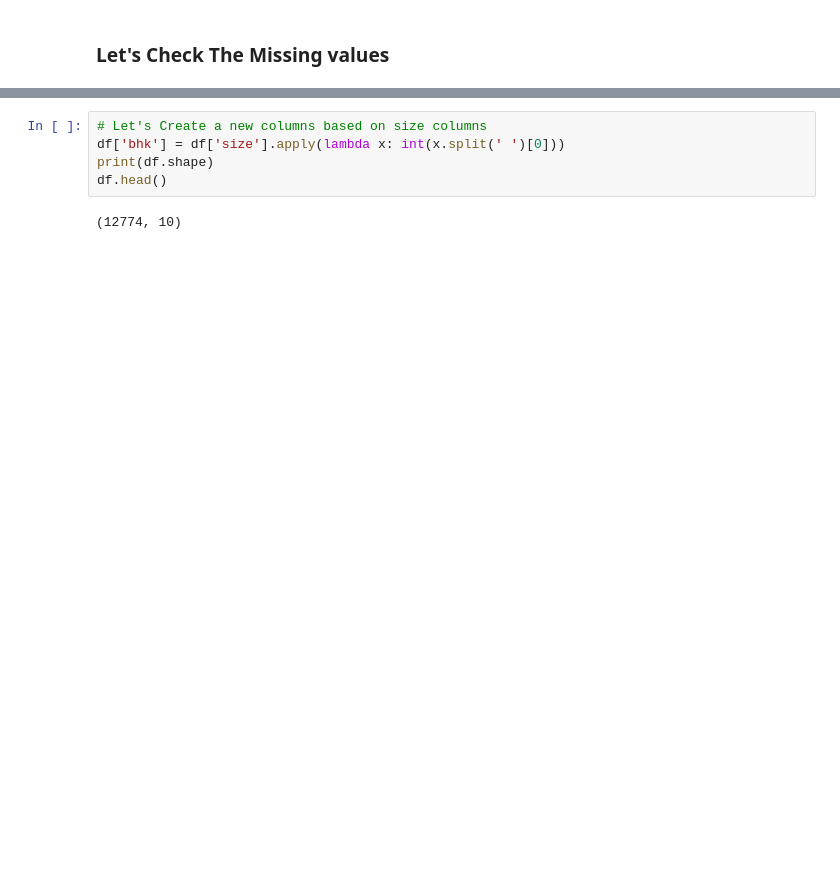
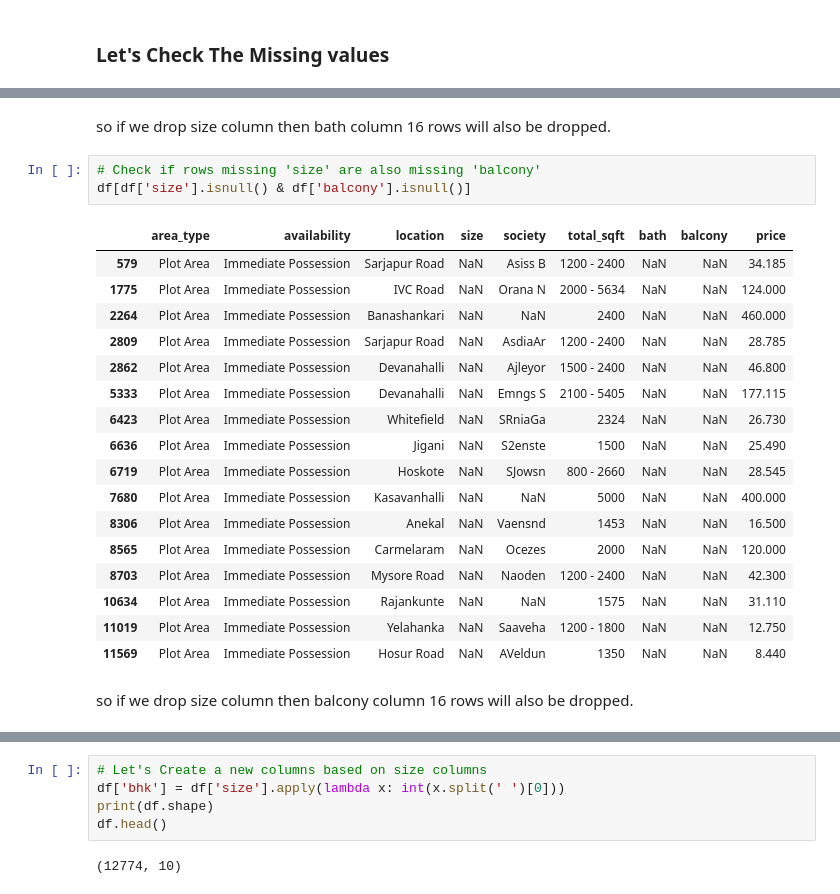
Before and after one commit to Rasel1435/House-Price-Prediction-of-Real-Estate-Company, a Jupyter notebook: notebooks/b_Cleaning.ipynb, the cells around one changed output, grey strips where cells are left out. Drawn from its saved outputs; the diff is of its cells as text; blank space fills up the shorter version.

```diff
--- a/notebooks/b_Cleaning.ipynb
+++ b/notebooks/b_Cleaning.ipynb
@@ -61,3 +99,28 @@ dtype: int64
+# %% [markdown]
+so if we drop size column then bath column 16 rows will also be dropped.
+# %%
+# Check if rows missing 'size' are also missing 'balcony'
+df[df['size'].isnull() & df['balcony'].isnull()]
+# %% [output]
+|  | area_type | availability | location | size | society | total_sqft | bath | balcony | price |
+| 579 | Plot Area | Immediate Possession | Sarjapur Road | NaN | Asiss B | 1200 - 2400 | NaN | NaN | 34.185 |
+| 1775 | Plot Area | Immediate Possession | IVC Road | NaN | Orana N | 2000 - 5634 | NaN | NaN | 124.000 |
+| 2264 | Plot Area | Immediate Possession | Banashankari | NaN | NaN | 2400 | NaN | NaN | 460.000 |
+| 2809 | Plot Area | Immediate Possession | Sarjapur Road | NaN | AsdiaAr | 1200 - 2400 | NaN | NaN | 28.785 |
+| 2862 | Plot Area | Immediate Possession | Devanahalli | NaN | Ajleyor | 1500 - 2400 | NaN | NaN | 46.800 |
+| 5333 | Plot Area | Immediate Possession | Devanahalli | NaN | Emngs S | 2100 - 5405 | NaN | NaN | 177.115 |
+| 6423 | Plot Area | Immediate Possession | Whitefield | NaN | SRniaGa | 2324 | NaN | NaN | 26.730 |
+| 6636 | Plot Area | Immediate Possession | Jigani | NaN | S2enste | 1500 | NaN | NaN | 25.490 |
+| 6719 | Plot Area | Immediate Possession | Hoskote | NaN | SJowsn | 800 - 2660 | NaN | NaN | 28.545 |
+| 7680 | Plot Area | Immediate Possession | Kasavanhalli | NaN | NaN | 5000 | NaN | NaN | 400.000 |
+| 8306 | Plot Area | Immediate Possession | Anekal | NaN | Vaensnd | 1453 | NaN | NaN | 16.500 |
+| 8565 | Plot Area | Immediate Possession | Carmelaram | NaN | Ocezes | 2000 | NaN | NaN | 120.000 |
+| 8703 | Plot Area | Immediate Possession | Mysore Road | NaN | Naoden | 1200 - 2400 | NaN | NaN | 42.300 |
+| 10634 | Plot Area | Immediate Possession | Rajankunte | NaN | NaN | 1575 | NaN | NaN | 31.110 |
+| 11019 | Plot Area | Immediate Possession | Yelahanka | NaN | Saaveha | 1200 - 1800 | NaN | NaN | 12.750 |
+| 11569 | Plot Area | Immediate Possession | Hosur Road | NaN | AVeldun | 1350 | NaN | NaN | 8.440 |
+# %% [markdown]
+so if we drop size column then balcony column 16 rows will also be dropped.
 # %%
 # Drop rows where 'size' or 'location' is missing
 df = df.dropna(subset=['size', 'location'])
```
Also changed, not shown: parts of 38 cells of this notebook.
